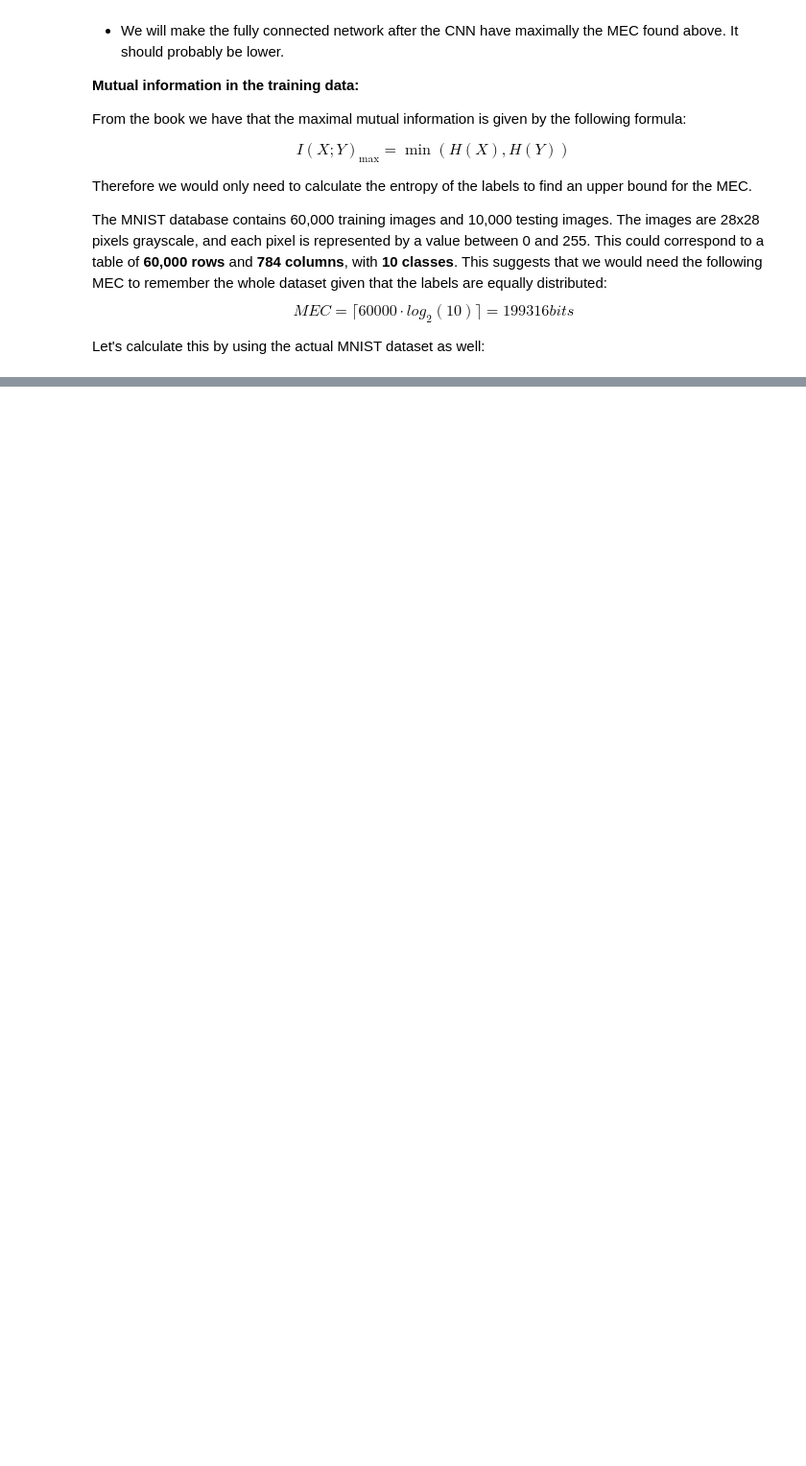
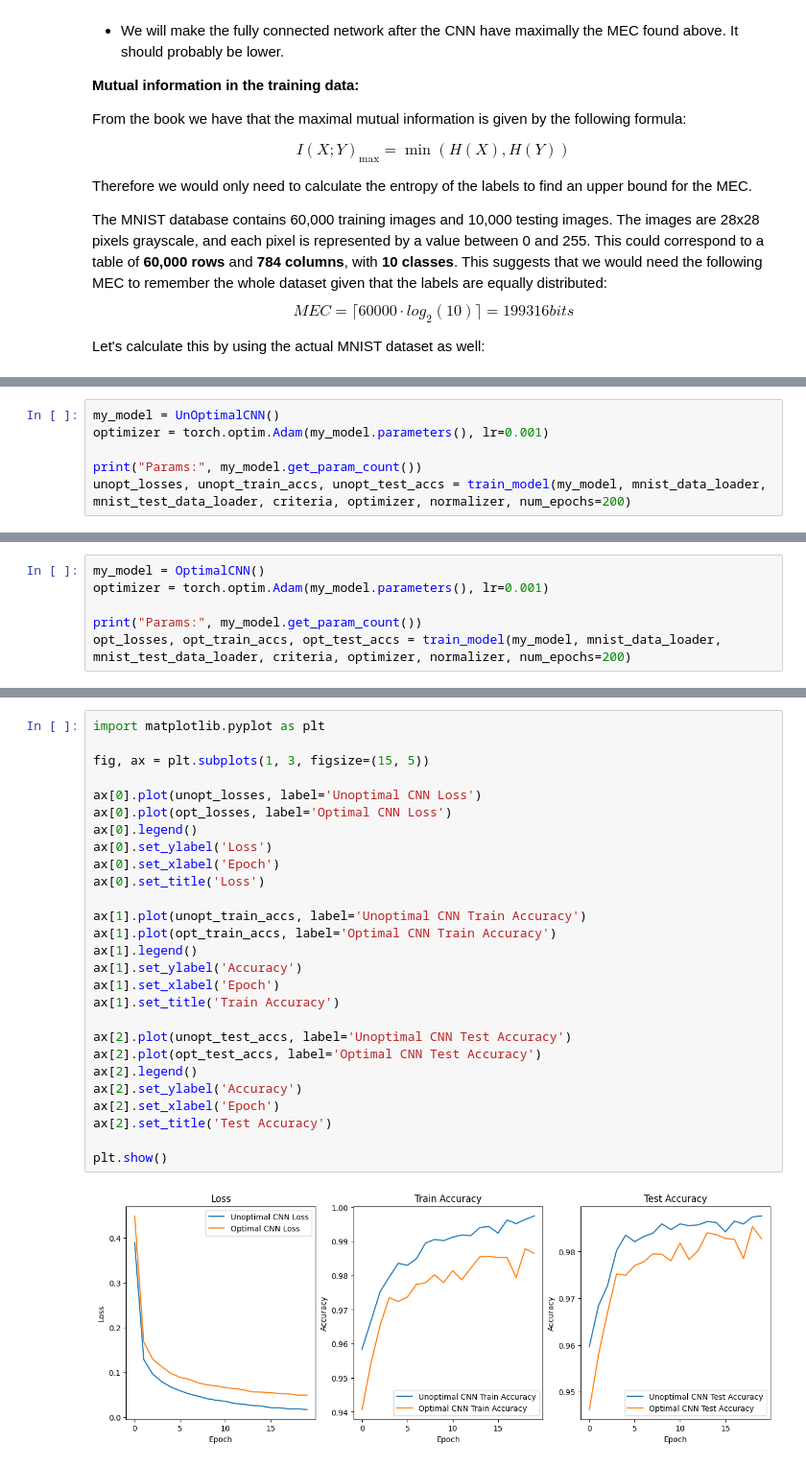
Before and after one commit to MSNetrom/COMPSCI294ExperimentalMM_Midterm, a Jupyter notebook: runme.ipynb, the cells around one changed output, grey strips where cells are left out. Shown at 96% size. Saved outputs shown, nothing was run; the diff lists cells and outputs as text; blank space fills up the shorter version.

```diff
--- a/runme.ipynb
+++ b/runme.ipynb
@@ -761,0 +839,6 @@ From what we seen in these calculations our MEC
+# %%
+my_model = UnOptimalCNN()
+optimizer = torch.optim.Adam(my_model.parameters(), lr=0.001)
+
+print("Params:", my_model.get_param_count())
+unopt_losses, unopt_train_accs, unopt_test_accs = train_model(my_model, mnist_data_loader, mnist_test_data_loader, criteria, optimizer, normalizer, num_epochs=200)
@@ -761,0 +863,6 @@ From what we seen in these calculations our MEC
+# %%
+my_model = OptimalCNN()
+optimizer = torch.optim.Adam(my_model.parameters(), lr=0.001)
+
+print("Params:", my_model.get_param_count())
+opt_losses, opt_train_accs, opt_test_accs = train_model(my_model, mnist_data_loader, mnist_test_data_loader, criteria, optimizer, normalizer, num_epochs=200)
@@ -761,0 +887,29 @@ From what we seen in these calculations our MEC
+# %%
+import matplotlib.pyplot as plt
+
+fig, ax = plt.subplots(1, 3, figsize=(15, 5))
+
+ax[0].plot(unopt_losses, label='Unoptimal CNN Loss')
+ax[0].plot(opt_losses, label='Optimal CNN Loss')
+ax[0].legend()
+ax[0].set_ylabel('Loss')
+ax[0].set_xlabel('Epoch')
+ax[0].set_title('Loss')
+
+ax[1].plot(unopt_train_accs, label='Unoptimal CNN Train Accuracy')
+ax[1].plot(opt_train_accs, label='Optimal CNN Train Accuracy')
+ax[1].legend()
+ax[1].set_ylabel('Accuracy')
+ax[1].set_xlabel('Epoch')
+ax[1].set_title('Train Accuracy')
+
+ax[2].plot(unopt_test_accs, label='Unoptimal CNN Test Accuracy')
+ax[2].plot(opt_test_accs, label='Optimal CNN Test Accuracy')
+ax[2].legend()
+ax[2].set_ylabel('Accuracy')
+ax[2].set_xlabel('Epoch')
+ax[2].set_title('Test Accuracy')
+
+plt.show()
+# %% [output]
+[figure, added]
```
Also changed, not shown: parts of 21 cells of this notebook.
